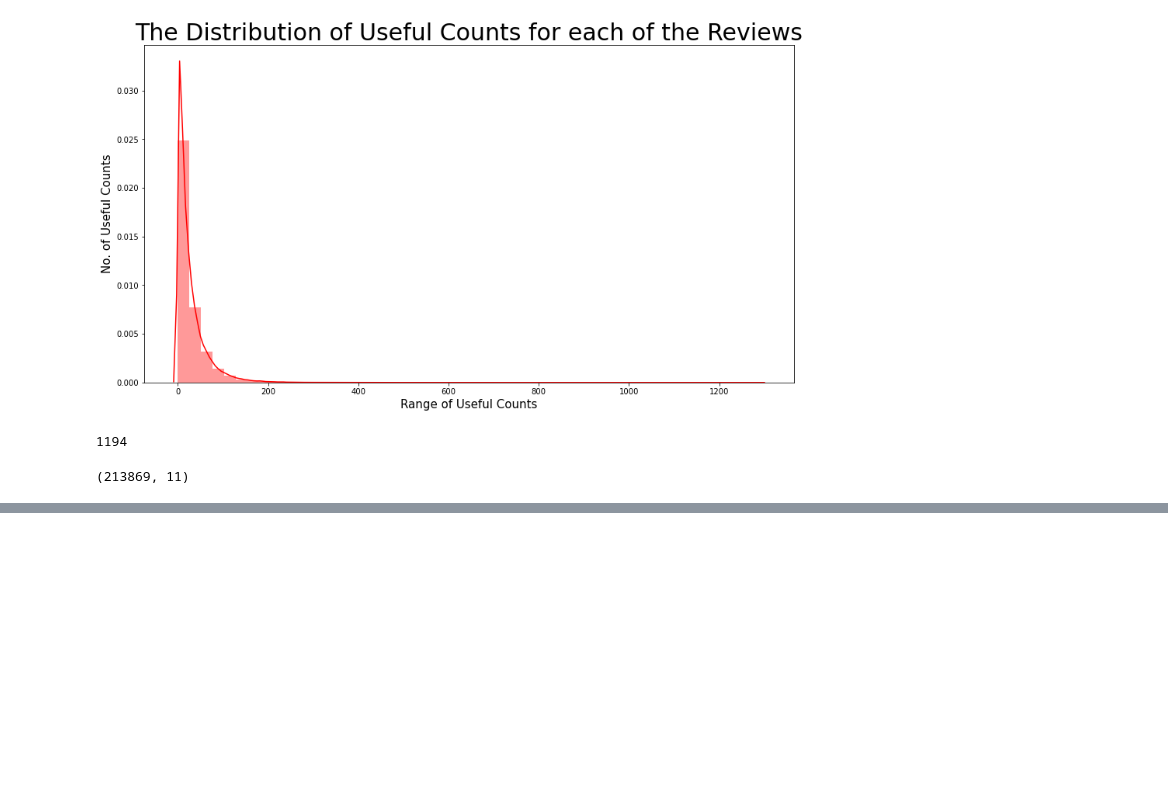
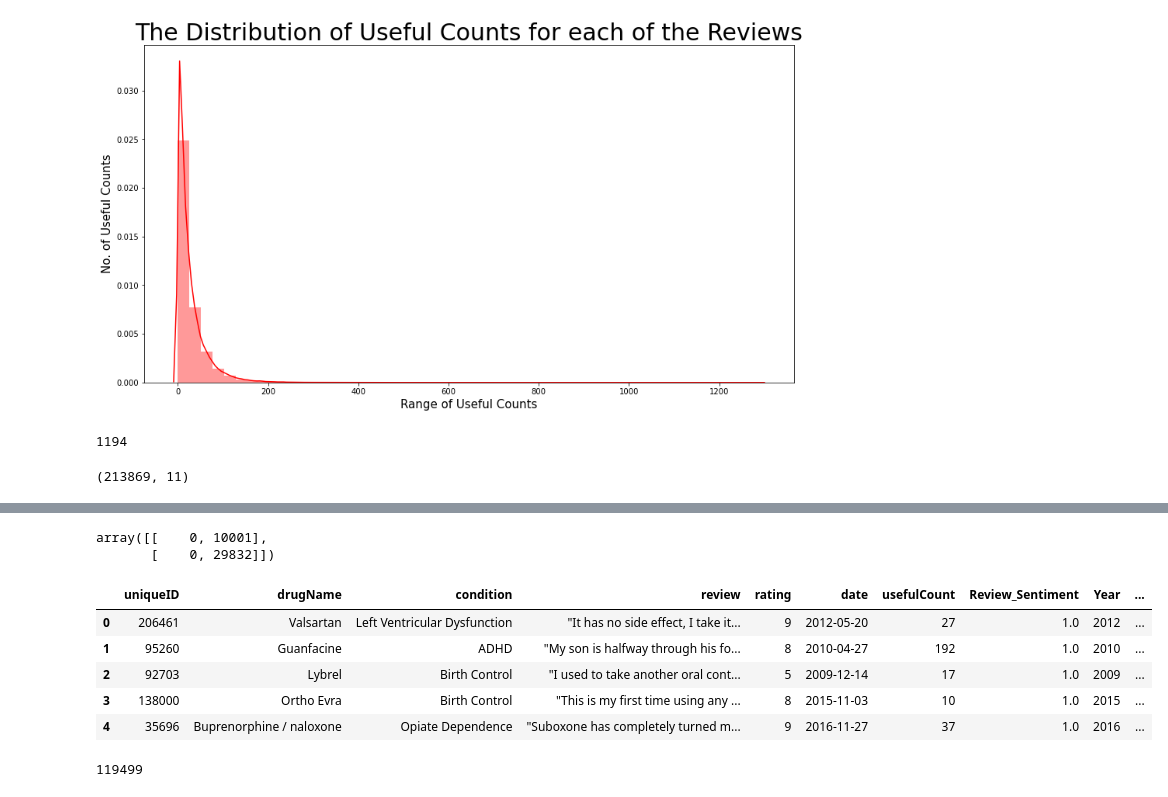
Before and after one commit to ikartikk/Drugs-Recommendation-System, a Jupyter notebook: model.ipynb, the cells around one changed output, grey strips where cells are left out. Cells and saved outputs as stored; diff of their text form; code cells hidden in the pictures; blank space fills up the shorter version.

```diff
--- a/model.ipynb
+++ b/model.ipynb
@@ -249,0 +261,27 @@ df_condition.head()
+# %%
+# setting a df with conditions with only one drug
+df_condition_1 = df_condition[df_condition['drugName'] == 1].reset_index()
+
+all_list = set(data.index)
+
+# deleting them
+condition_list = []
+for i,j in enumerate(data['condition']):
+    for c in list(df_condition_1['condition']):
+        if j == c:
+            condition_list.append(i)
+
+new_idx = all_list.difference(set(condition_list))
+data = data.iloc[list(new_idx)].reset_index()
+del data['index']
+# %%
+# removing the conditions with <span> in it.
+
+all_list = set(data.index)
+span_list = []
+for i,j in enumerate(data['condition']):
+    if '</span>' in j:
+        span_list.append(i)
+new_idx = all_list.difference(set(span_list))
+data = data.iloc[list(new_idx)].reset_index()
+del data['index']
@@ -249,0 +480,24 @@ df_condition.head()
+# %%
+solution = df_test['Review_Sentiment']
+confusion_matrix(y_pred = sub_preds, y_true = solution)
+# %% [output]
+array([[    0, 10001],
+       [    0, 29832]])
+# %%
+from textblob import TextBlob
+from tqdm import tqdm
+reviews = data['review_clean']
+
+Predict_Sentiment = []
+for review in tqdm(reviews):
+    blob = TextBlob(review)
+    Predict_Sentiment += [blob.sentiment.polarity]
+data["Predict_Sentiment"] = Predict_Sentiment
+data.head()
+# %% [output]
+|  | uniqueID | drugName | condition | review | rating | date | usefulCount | Review_Sentiment | Year | ... |
+| 0 | 206461 | Valsartan | Left Ventricular Dysfunction | "It has no side effect, I take it... | 9 | 2012-05-20 | 27 | 1.0 | 2012 | ... |
+| 1 | 95260 | Guanfacine | ADHD | "My son is halfway through his fo... | 8 | 2010-04-27 | 192 | 1.0 | 2010 | ... |
+| 2 | 92703 | Lybrel | Birth Control | "I used to take another oral cont... | 5 | 2009-12-14 | 17 | 1.0 | 2009 | ... |
+| 3 | 138000 | Ortho Evra | Birth Control | "This is my first time using any ... | 8 | 2015-11-03 | 10 | 1.0 | 2015 | ... |
+| 4 | 35696 | Buprenorphine / naloxone | Opiate Dependence | "Suboxone has completely turned m... | 9 | 2016-11-27 | 37 | 1.0 | 2016 | ... |
@@ -249,0 +547,7 @@ df_condition.head()
+# %%
+# lenght of train
+
+len_train = df_train.shape[0]
+print(len_train)
+# %% [output]
+119499
```
Also changed, not shown: parts of 21 cells of this notebook, 1 other file.
